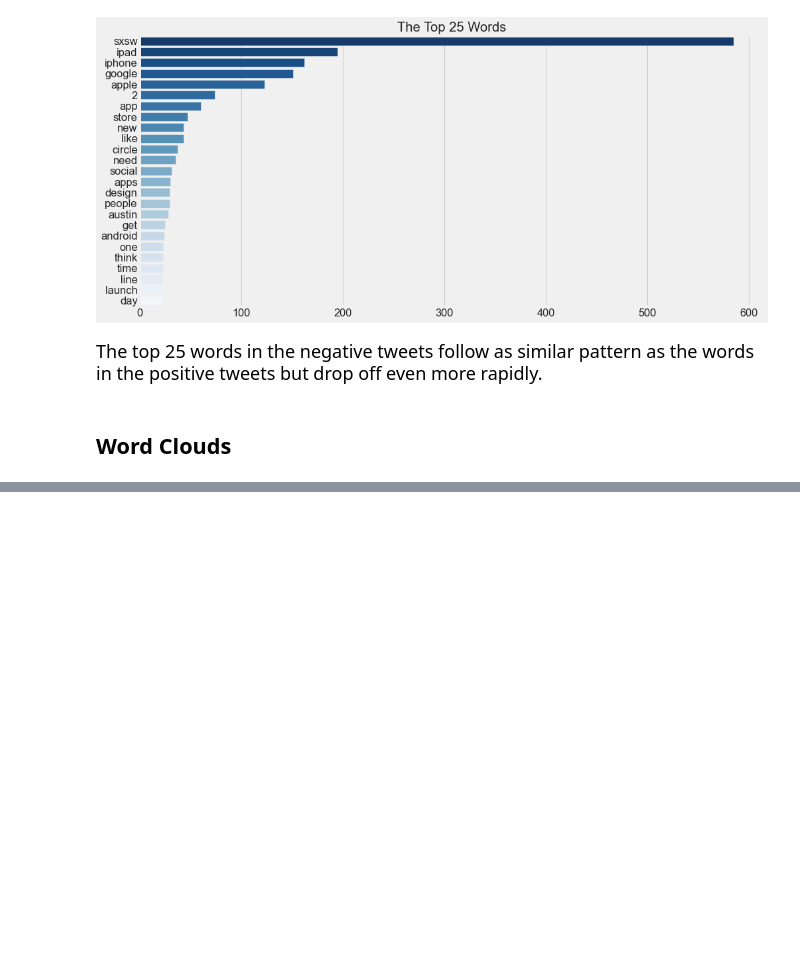
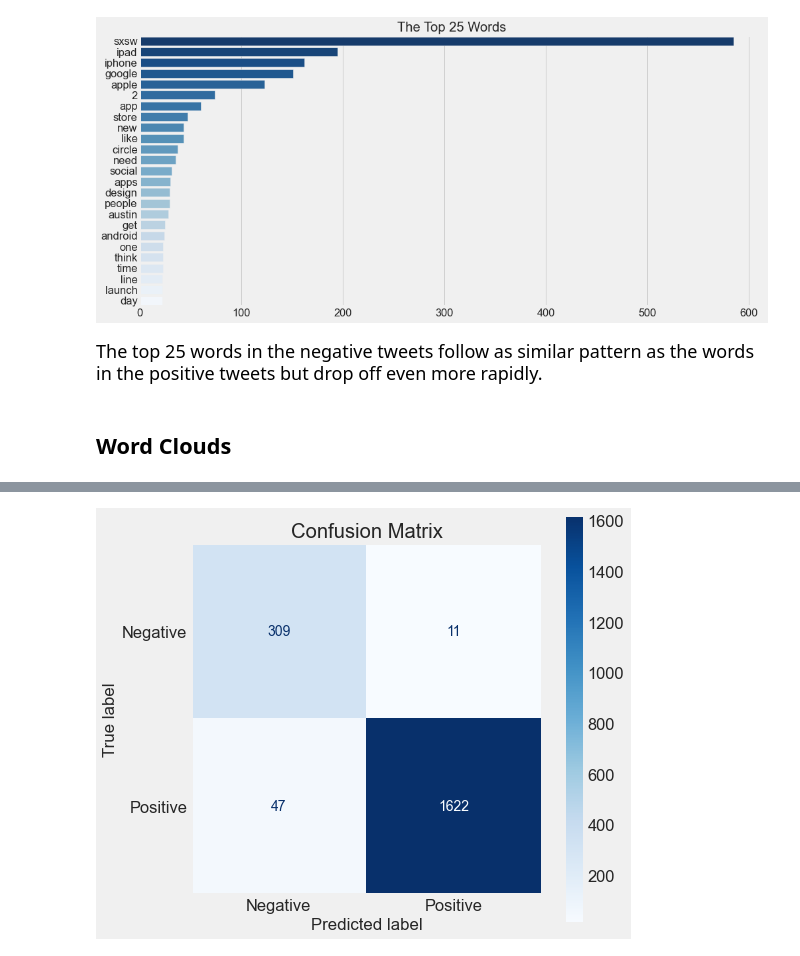
Before and after one commit to jeffreyhwatson/nlp_sentiment_project, a Jupyter notebook: notebooks/exploratory/modeling_eda.ipynb, the cells around one changed output, grey strips where cells are left out. Cells and saved outputs as stored; diff of their text form; code cells hidden in the pictures; blank space fills up the shorter version.

```diff
--- a/notebooks/exploratory/modeling_eda.ipynb
+++ b/notebooks/exploratory/modeling_eda.ipynb
@@ -368,0 +397,5 @@ fn.confusion(baseline, tfidf_data_lem_train, y_lem_train)
+# %%
+steps = [('tfidf', tfidf), ('oversample', oversample), ('clf', LR)]
+baseline_mo = Pipeline(steps=steps)
+# %%
+baseline_mo.fit(X_lem_train, y_lem_train)
@@ -368,0 +439,4 @@ fn.confusion(baseline, tfidf_data_lem_train, y_lem_train)
+# %%
+fn.confusion(baseline_mo, X_lem_train, y_lem_train)
+# %% [output]
+[figure, added]
```
Also changed, not shown: parts of 73 cells of this notebook, 2 other files.
